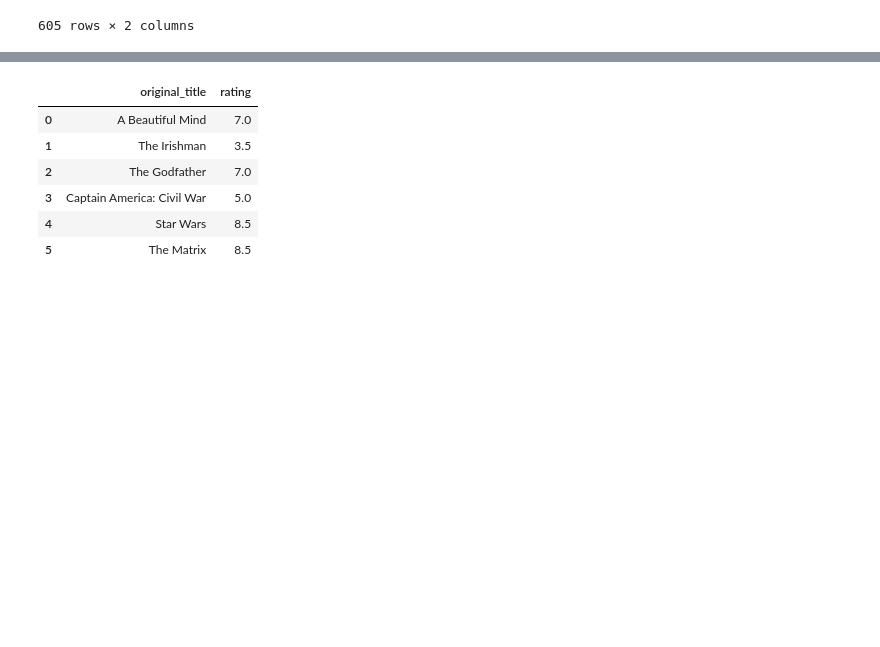
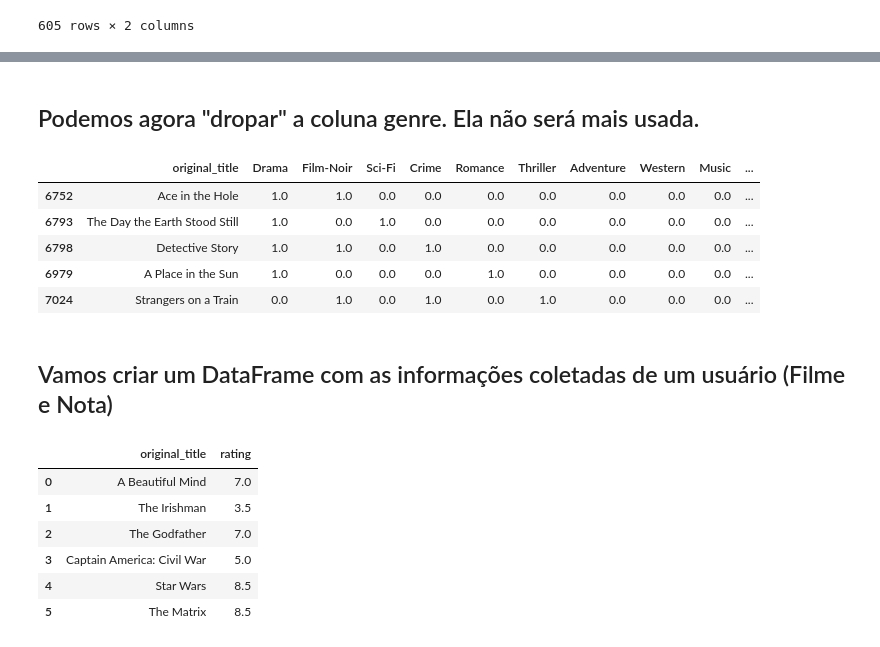
Before and after one commit to leodrivera/Leo_Notebooks, a Jupyter notebook: Semana8/Semana8_1.ipynb, the cells around one changed output, grey strips where cells are left out. Saved outputs shown, nothing was run; the diff lists cells and outputs as text; code cells hidden in the pictures; blank space fills up the shorter version.

```diff
--- a/Semana8/Semana8_1.ipynb
+++ b/Semana8/Semana8_1.ipynb
@@ -79,5 +136,19 @@ moviesWithGenres_df.head()
+# %% [markdown]
+## Podemos agora "dropar" a coluna genre. Ela não será mais usada.
+# %%
+moviesWithGenres_df = moviesWithGenres_df.drop(columns='genre')
+moviesWithGenres_df.head()
+# %% [output]
+|  | original_title | Drama | Film-Noir | Sci-Fi | Crime | Romance | Thriller | Adventure | Western | Music | ... |
+| 6752 | Ace in the Hole | 1.0 | 1.0 | 0.0 | 0.0 | 0.0 | 0.0 | 0.0 | 0.0 | 0.0 | ... |
+| 6793 | The Day the Earth Stood Still | 1.0 | 0.0 | 1.0 | 0.0 | 0.0 | 0.0 | 0.0 | 0.0 | 0.0 | ... |
+| 6798 | Detective Story | 1.0 | 1.0 | 0.0 | 1.0 | 0.0 | 0.0 | 0.0 | 0.0 | 0.0 | ... |
+| 6979 | A Place in the Sun | 1.0 | 0.0 | 0.0 | 0.0 | 1.0 | 0.0 | 0.0 | 0.0 | 0.0 | ... |
+| 7024 | Strangers on a Train | 0.0 | 1.0 | 0.0 | 1.0 | 0.0 | 1.0 | 0.0 | 0.0 | 0.0 | ... |
 # %%
 #moviesWithGenres_df[moviesWithGenres_df['original_title'].str.contains("Matrix")]
+# %% [markdown]
+## Vamos criar um DataFrame com as informações coletadas de um usuário (Filme e Nota)
 # %%
 userInput = [
             {'original_title':'A Beautiful Mind', 'rating':7.0},
```
Also changed, not shown: parts of 24 cells of this notebook.
